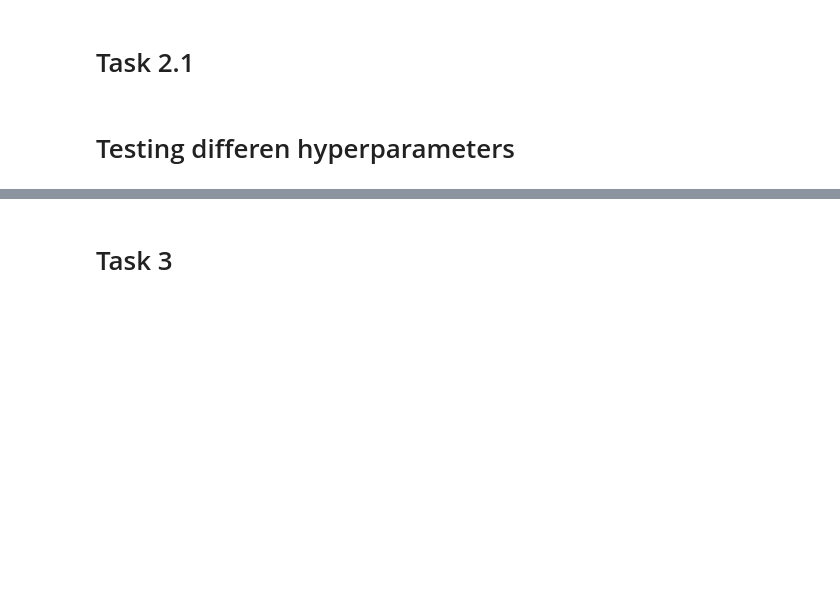
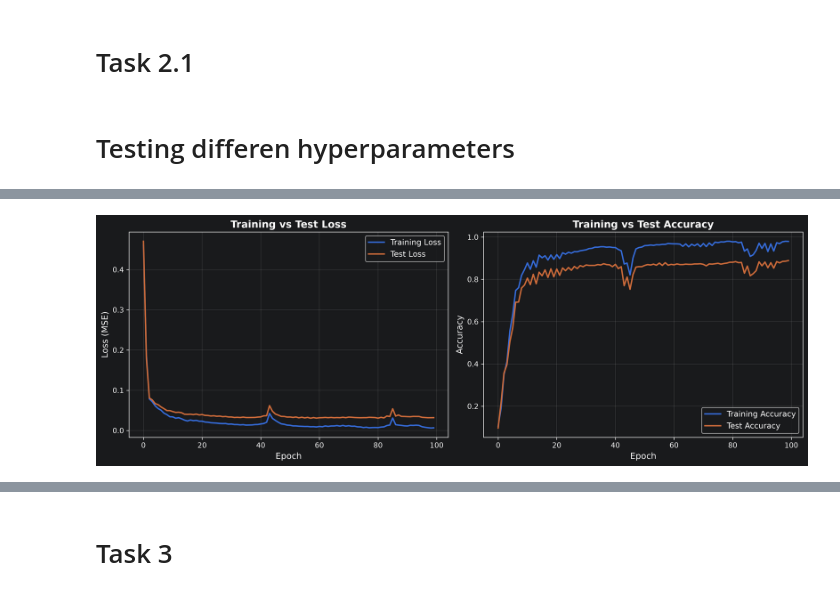
Before and after one commit to XerXes79/IDL-2026, a Jupyter notebook: Assignment 0.ipynb, the cells around one changed output, grey strips where cells are left out. Saved outputs shown, nothing was run; the diff lists cells and outputs as text; code cells hidden in the pictures; blank space fills up the shorter version.

Commit message:
plots for task 2

```diff
--- a/Assignment 0.ipynb
+++ b/Assignment 0.ipynb
@@ -369,2 +360,0 @@ epoch 100/100  loss 0.0082  acc 0.9783  test acc 0.8820
-# %%
-Training(train_in,train_out,test_in,test_out,epoch = 100, random_seed = 518, learning_rate = 0.001);
@@ -373,2 +360,0 @@ epoch 100/100  loss 0.0093  acc 0.9619  test acc 0.8700
-# %%
-Training(train_in,train_out,test_in,test_out,epoch = 100, random_seed = 2251, learning_rate = 0.001);
@@ -377,2 +360,0 @@ epoch 100/100  loss 0.0091  acc 0.9725  test acc 0.8820
-# %%
-Training(train_in,train_out,test_in,test_out,epoch = 100, random_seed = 221, learning_rate = 0.001);
@@ -381,2 +360,0 @@ epoch 100/100  loss 0.0068  acc 0.9777  test acc 0.8900
-# %%
-Training(train_in,train_out,test_in,test_out,epoch = 100, random_seed = 188, learning_rate = 0.001);
@@ -384,0 +361,30 @@ epoch 100/100  loss 0.0087  acc 0.9754  test acc 0.8940
+# %%
+W, losses, accuracies, test_losses, test_accuracies = Training(
+    train_in, train_out, test_in, test_out,
+    epoch=100, random_seed=88, learning_rate=0.001
+)
+
+fig4, axes4 = plt.subplots(1, 2, figsize=(14, 5))
+
+# Plot 1: Loss curves
+axes4[0].plot(losses, label='Training Loss', linewidth=2)
+axes4[0].plot(test_losses, label='Test Loss', linewidth=2)
+axes4[0].set_xlabel('Epoch', fontsize=12)
+axes4[0].set_ylabel('Loss (MSE)', fontsize=12)
+axes4[0].set_title('Training vs Test Loss', fontsize=14, fontweight='bold')
+axes4[0].legend(fontsize=11)
+axes4[0].grid(True, alpha=0.3)
+
+# Plot 2: Accuracy curves
+axes4[1].plot(accuracies, label='Training Accuracy', linewidth=2)
+axes4[1].plot(test_accuracies, label='Test Accuracy', linewidth=2)
+axes4[1].set_xlabel('Epoch', fontsize=12)
+axes4[1].set_ylabel('Accuracy', fontsize=12)
+axes4[1].set_title('Training vs Test Accuracy', fontsize=14, fontweight='bold')
+axes4[1].legend(fontsize=11)
+axes4[1].grid(True, alpha=0.3)
+
+fig4.tight_layout()
+fig4.set_dpi(300)
+plt.show()
+# %% [output]
@@ -384,0 +392 @@ epoch 100/100  loss 0.0087  acc 0.9754  test acc 0.8940
+[figure, added]
```
Also changed, not shown: parts of 10 cells of this notebook, 5 other files.
